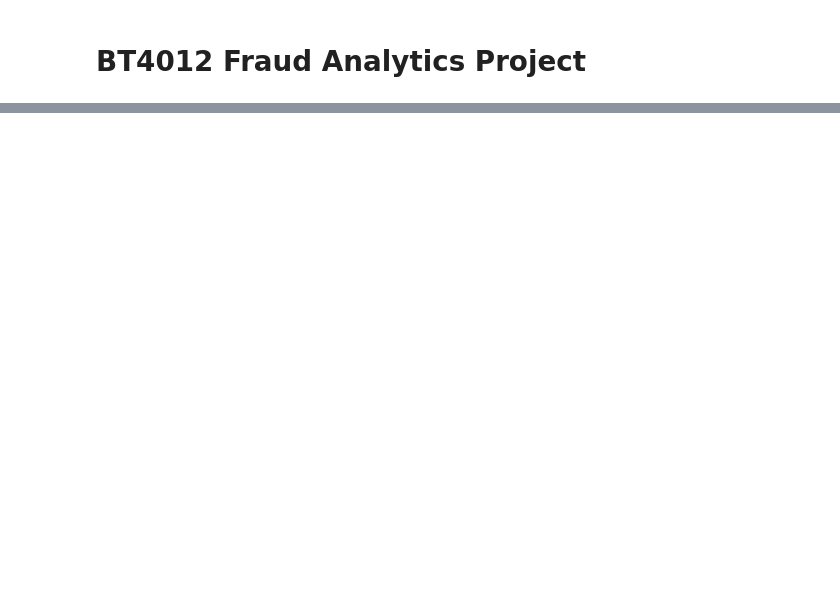
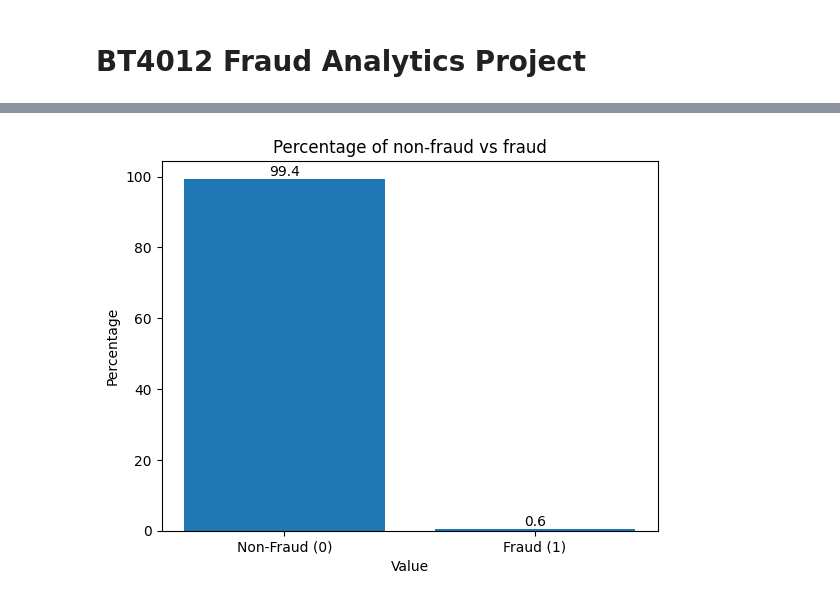
Before and after one commit to jwjwwjwj/BT4012, a Jupyter notebook: main.ipynb, the cells around one changed output, grey strips where cells are left out. Cells and saved outputs as stored; diff of their text form; code cells hidden in the pictures; blank space fills up the shorter version.

```diff
--- a/main.ipynb
+++ b/main.ipynb
@@ -17,0 +58,17 @@ train.head()
+# %%
+ratio = train["is_fraud"].value_counts() / len(train) *100
+ratio
+
+bar_plot = plt.bar(ratio.index, ratio.values)
+plt.xlabel("Value")
+plt.ylabel("Percentage")
+plt.title("Percentage of non-fraud vs fraud")
+plt.xticks(ratio.index, labels=["Non-Fraud (0)", "Fraud (1)"])
+
+# Display the ratio on top of the bars
+for bar, value in zip(bar_plot, ratio.values):
+    plt.text(bar.get_x() + bar.get_width() / 2, bar.get_height(), f"{value:.1f}", ha="center", va="bottom")
+
+plt.show()
+# %% [output]
+[figure, added]
```
Also changed, not shown: parts of 12 cells of this notebook.
